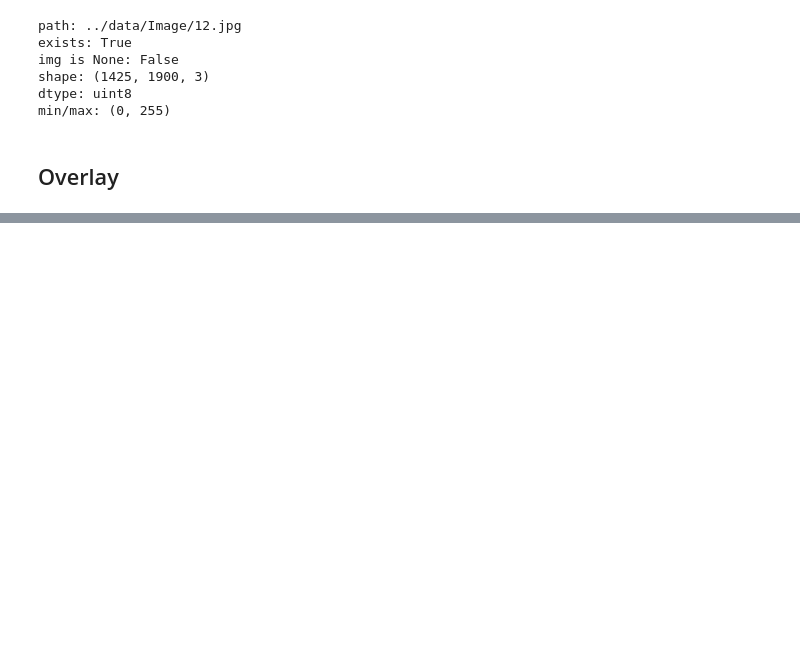
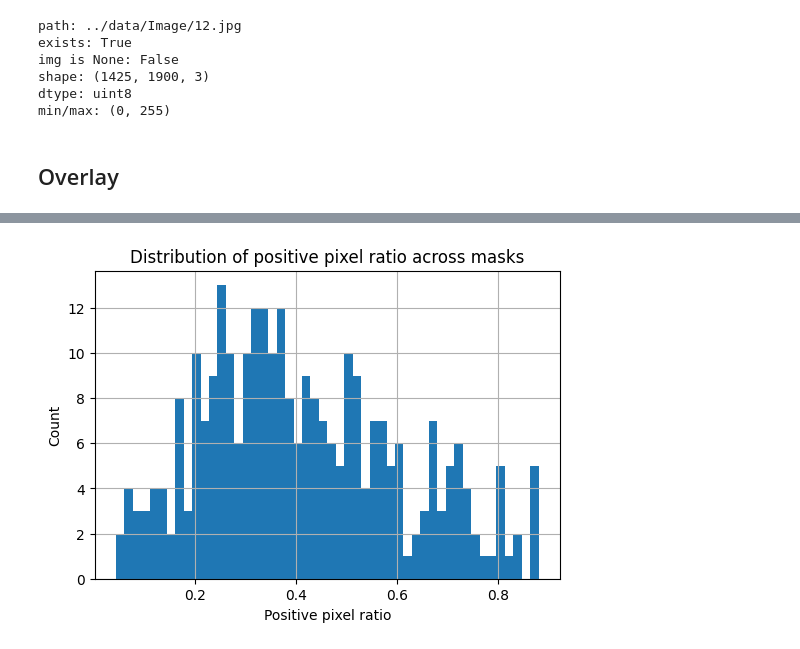
Before and after one commit to WildanAz/flood-area-segmentation, a Jupyter notebook: notebook/EDA.ipynb, the cells around one changed output, grey strips where cells are left out. Drawn from its saved outputs; the diff is of its cells as text; code cells hidden in the pictures; blank space fills up the shorter version.

```diff
--- a/notebook/EDA.ipynb
+++ b/notebook/EDA.ipynb
@@ -131,0 +156,33 @@ img_np = np.array(pil)[:, :, ::-1]  # RGB->BGR for cv2
+# %%
+### Mask analysis: unique values, positive pixel ratio, and flood-area distribution
+mask_files = sorted([f for f in os.listdir(MASK_DIR) if f.lower().endswith(('.png','.jpg','.jpeg','.tif'))])
+print(f'Found {len(mask_files)} mask files in {MASK_DIR}')
+results = []
+areas_all = []
+unique_summary = {}
+for fname in mask_files:
+    path = os.path.join(MASK_DIR, fname)
+    mask = cv2.imread(path, cv2.IMREAD_GRAYSCALE)
+    if mask is None:
+        print('Warning: could not read', path)
+        continue
+    u, counts = np.unique(mask, return_counts=True)
+    unique_summary[fname] = dict(zip(u.tolist(), counts.tolist()))
+    positive = int(np.count_nonzero(mask > 0))
+    total = int(mask.size)
+    ratio = positive / total
+    # connected components to measure flood-area sizes (in pixels)
+    bin_mask = (mask > 0).astype('uint8')
+    num_labels, labels, stats, centroids = cv2.connectedComponentsWithStats(bin_mask, connectivity=8)
+    areas = []
+    if num_labels > 1:
+        areas = stats[1:, cv2.CC_STAT_AREA].tolist()
+        areas_all.extend(areas)
+    results.append({'file': fname, 'positive': positive, 'total': total, 'ratio': float(ratio), 'components': len(areas), 'areas': areas})
+
+df = pd.DataFrame(results)
+print('\nSummary of positive pixel ratio per image:')
+print(df['ratio'].describe())
+print('\nSample unique values (first 5 files):')
+for k in list(unique_summary.keys())[:5]:
+    print(k, unique_summary[k])
@@ -131,0 +209,12 @@ img_np = np.array(pil)[:, :, ::-1]  # RGB->BGR for cv2
+# %%
+
+# Plot distribution of positive-pixel ratio
+plt.figure(figsize=(6,4))
+plt.hist(df['ratio'], bins=50, color='C0')
+plt.xlabel('Positive pixel ratio')
+plt.ylabel('Count')
+plt.title('Distribution of positive pixel ratio across masks')
+plt.grid(True)
+plt.show()
+# %% [output]
+[figure, added]
```
Also changed, not shown: parts of 10 cells of this notebook, 8 other files.
